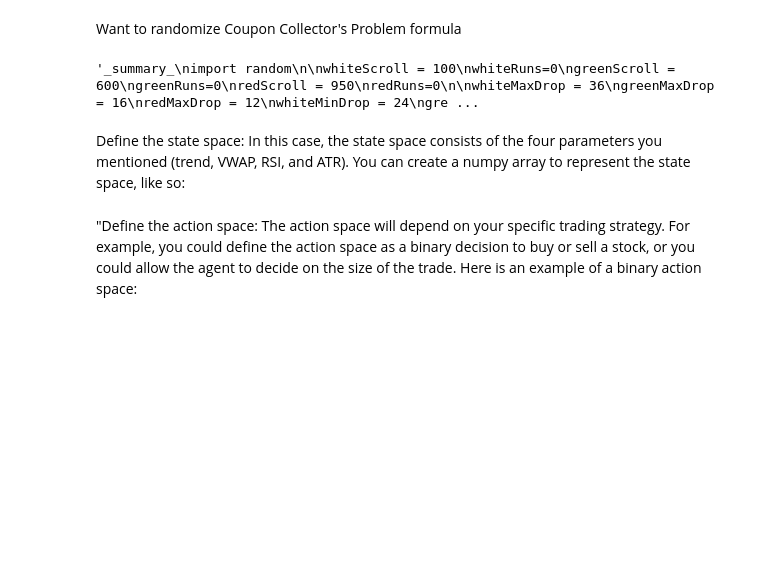
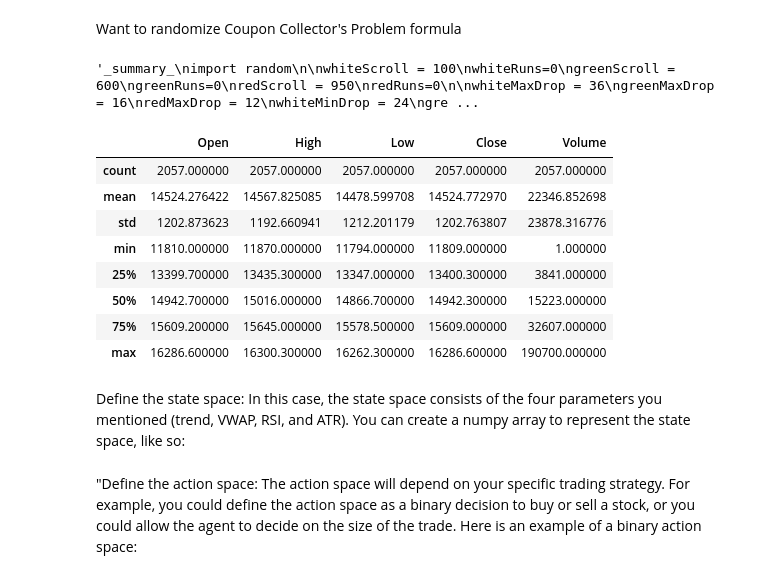
Before and after one commit to Zittoxic/MyGreedyBot, a Jupyter notebook: maxed.ipynb, the cells around one changed output. Saved outputs shown, nothing was run; the diff lists cells and outputs as text; code cells hidden in the pictures; blank space fills up the shorter version.

```diff
--- a/maxed.ipynb
+++ b/maxed.ipynb
@@ -215,6 +216,24 @@ print("All scrolls collected in", numRuns, "runs")
     """
 # %% [output]
 '_summary_\nimport random\n\nwhiteScroll = 100\nwhiteRuns=0\ngreenScroll = 600\ngreenRuns=0\nredScroll = 950\nredRuns=0\n\nwhiteMaxDrop = 36\ngreenMaxDrop = 16\nredMaxDrop = 12\nwhiteMinDrop = 24\ngre ...
+# %%
+# Read the CSV file into a DataFrame
+df = pd.read_csv('dax_4H.csv')
+
+# View the first few rows of the DataFrame
+
+#print(df.head())
+df.describe()
+# %% [output]
+|  | Open | High | Low | Close | Volume |
+| count | 2057.000000 | 2057.000000 | 2057.000000 | 2057.000000 | 2057.000000 |
+| mean | 14524.276422 | 14567.825085 | 14478.599708 | 14524.772970 | 22346.852698 |
+| std | 1202.873623 | 1192.660941 | 1212.201179 | 1202.763807 | 23878.316776 |
+| min | 11810.000000 | 11870.000000 | 11794.000000 | 11809.000000 | 1.000000 |
+| 25% | 13399.700000 | 13435.300000 | 13347.000000 | 13400.300000 | 3841.000000 |
+| 50% | 14942.700000 | 15016.000000 | 14866.700000 | 14942.300000 | 15223.000000 |
+| 75% | 15609.200000 | 15645.000000 | 15578.500000 | 15609.000000 | 32607.000000 |
+| max | 16286.600000 | 16300.300000 | 16262.300000 | 16286.600000 | 190700.000000 |
 # %% [markdown]
 Define the state space: In this case, the state space consists of the four parameters you mentioned (trend, VWAP, RSI, and ATR). You can create a numpy array to represent the state space, like so:
 # %%
```
Also changed, not shown: parts of 4 cells of this notebook.
